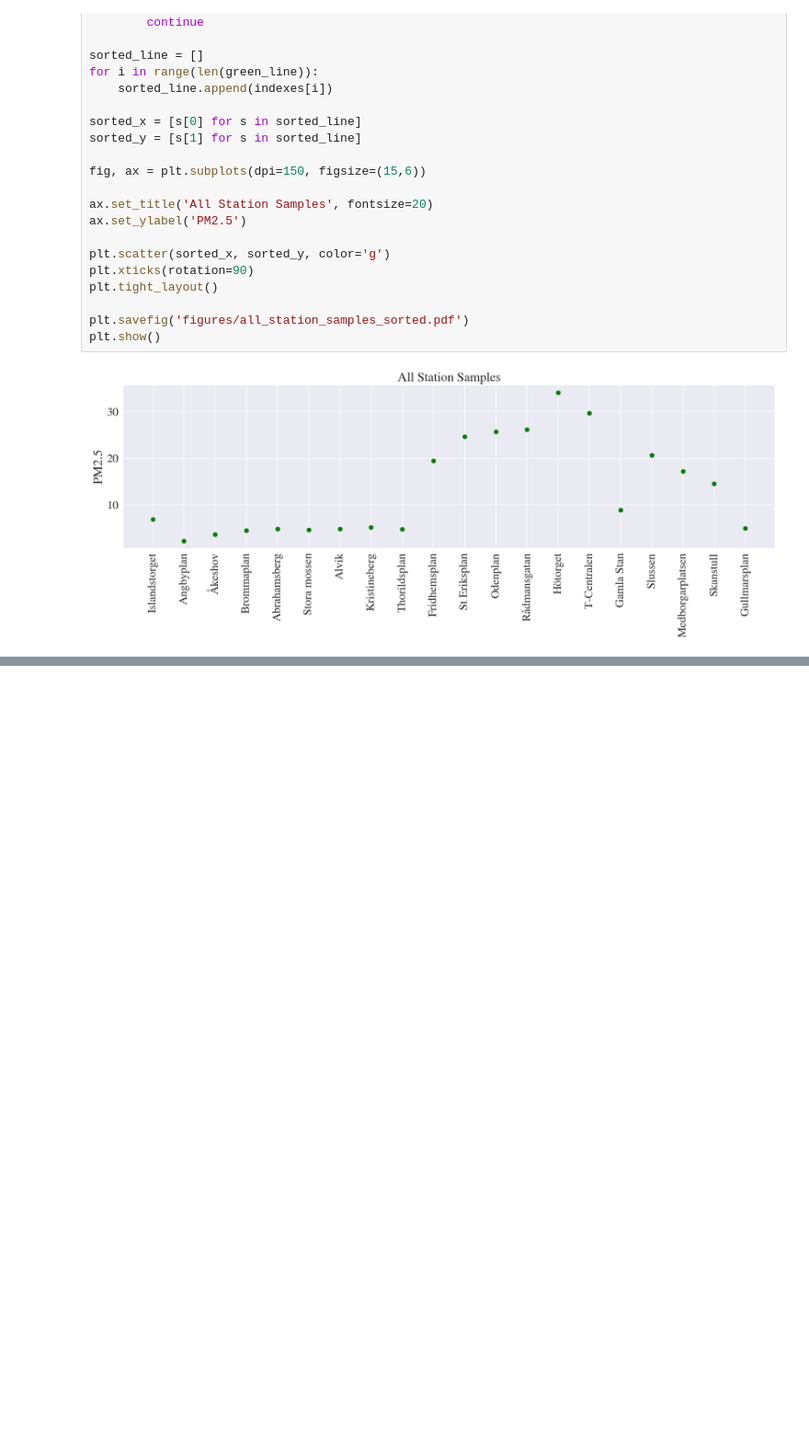
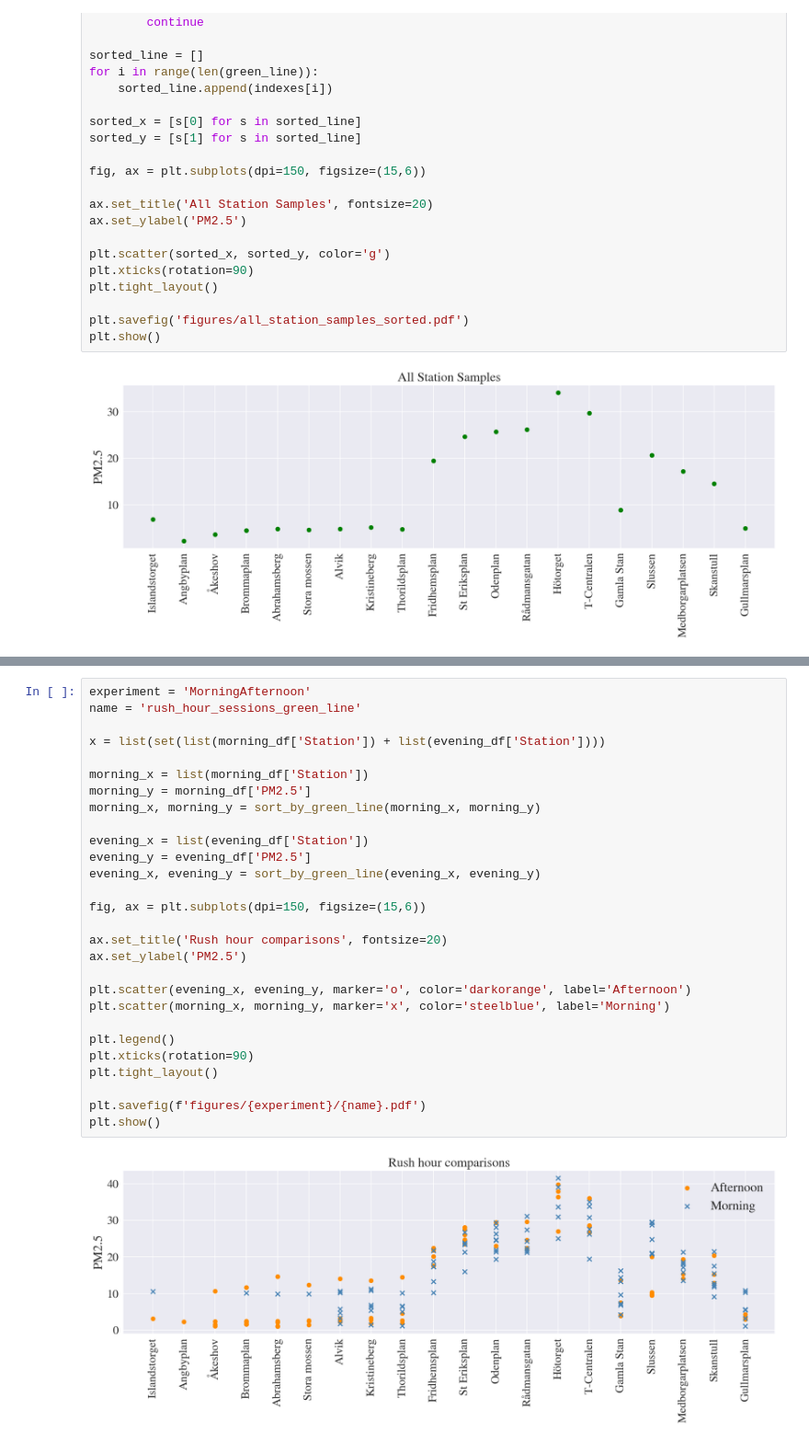
Before and after one commit to aliceheiman/air-pollution-stockholm-subway, a Jupyter notebook: algorithm1.ipynb, the cells around one changed output, grey strips where cells are left out. Shown at 92% size. Drawn from its saved outputs; the diff is of its cells as text; blank space fills up the shorter version.

Commit message:
rush hour

```diff
--- a/algorithm1.ipynb
+++ b/algorithm1.ipynb
@@ -338,0 +364,30 @@ ValueError: x and y must be the same size
+# %%
+experiment = 'MorningAfternoon'
+name = 'rush_hour_sessions_green_line'
+
+x = list(set(list(morning_df['Station']) + list(evening_df['Station'])))
+
+morning_x = list(morning_df['Station'])
+morning_y = morning_df['PM2.5']
+morning_x, morning_y = sort_by_green_line(morning_x, morning_y)
+
+evening_x = list(evening_df['Station'])
+evening_y = evening_df['PM2.5']
+evening_x, evening_y = sort_by_green_line(evening_x, evening_y)
+
+fig, ax = plt.subplots(dpi=150, figsize=(15,6))
+
+ax.set_title('Rush hour comparisons', fontsize=20)
+ax.set_ylabel('PM2.5')
+
+plt.scatter(evening_x, evening_y, marker='o', color='darkorange', label='Afternoon')
+plt.scatter(morning_x, morning_y, marker='x', color='steelblue', label='Morning')
+
+plt.legend()
+plt.xticks(rotation=90)
+plt.tight_layout()
+
+plt.savefig(f'figures/{experiment}/{name}.pdf')
+plt.show()
+# %% [output]
+[figure, added]
```
Also changed, not shown: parts of 10 cells of this notebook, 2 other files.
